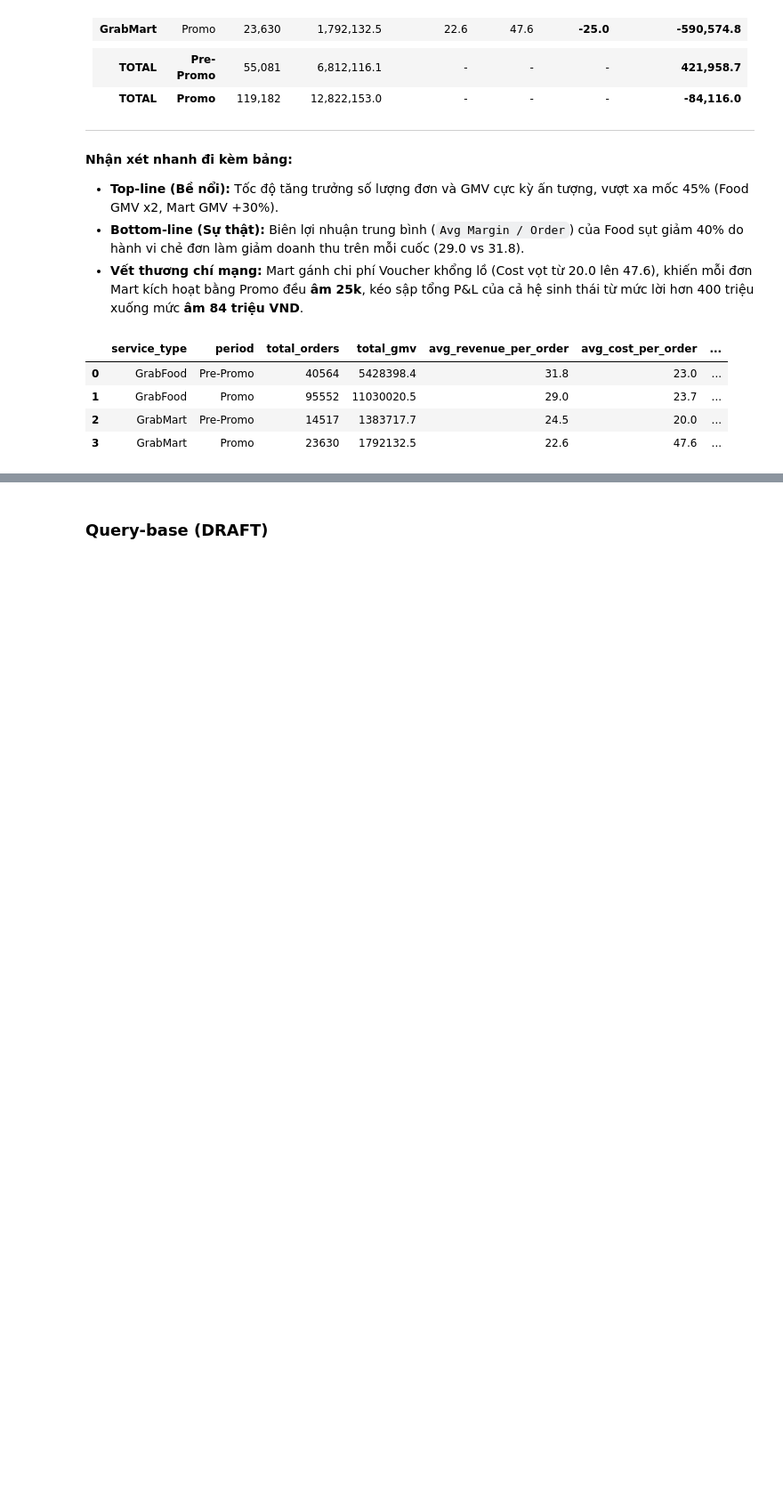
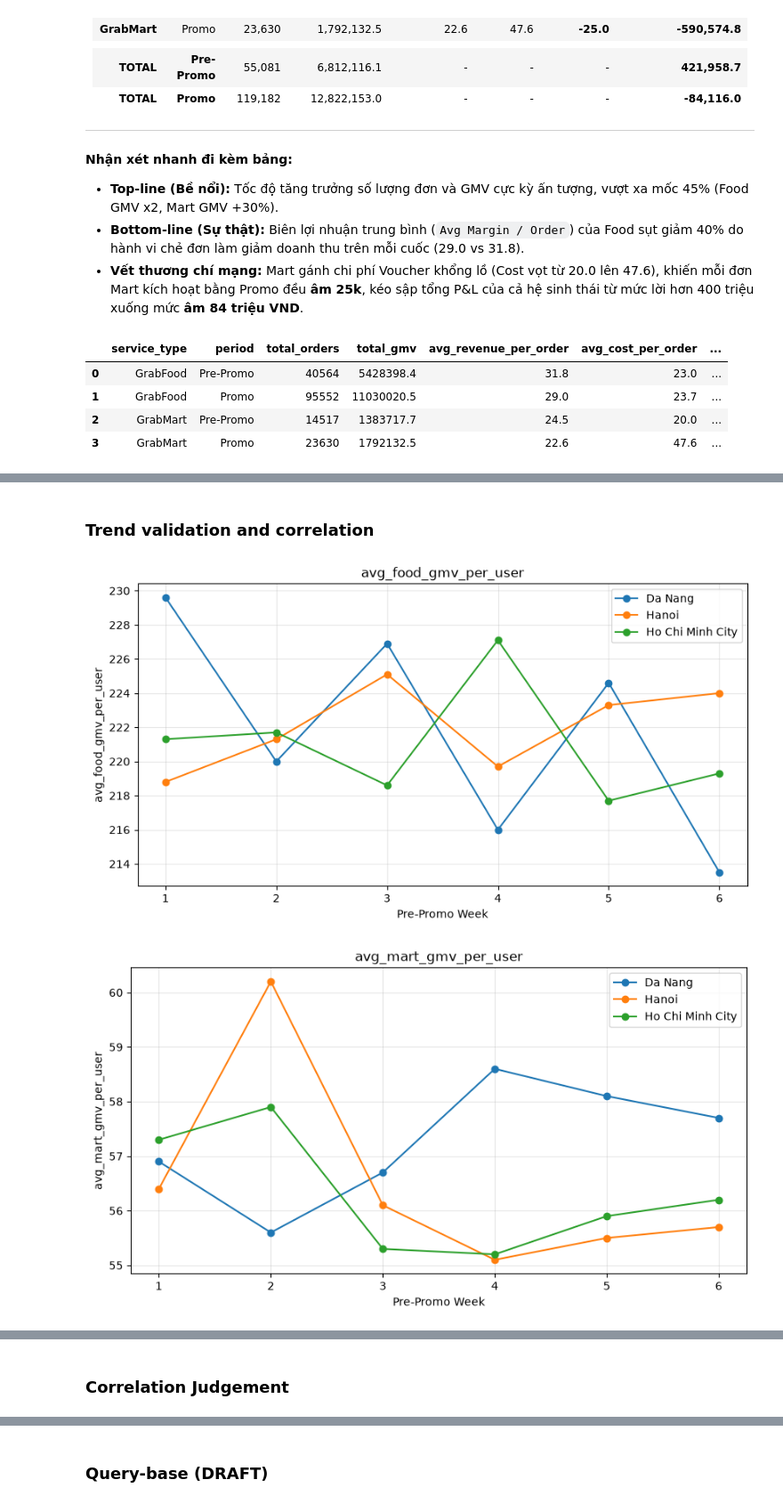
Before and after one commit to Pham-Ngoc-Huy/grab-analytical-entrancetesst, a Jupyter notebook: analytical.ipynb, the cells around one changed output, grey strips where cells are left out. Shown at 89% size. Cells and saved outputs as stored; diff of their text form; code cells hidden in the pictures; blank space fills up the shorter version.

```diff
--- a/analytical.ipynb
+++ b/analytical.ipynb
@@ -403,0 +619,37 @@ data.query_to_dataframe(query=query)
+# %% [markdown]
+### Trend validation and correlation
+# %%
+metrics = [
+    "avg_food_gmv_per_user",
+    "avg_mart_gmv_per_user",
+    "avg_weekly_temp",
+    "overall_aov",
+    "avg_total_orders_per_user",
+]
+
+for metric in metrics:
+    plt.figure(figsize=(10, 5))
+
+    for city in df_validation["city"].unique():
+        df_city = (
+            df_validation[df_validation["city"] == city]
+            .sort_values("week_number")
+        )
+
+        plt.plot(
+            df_city["week_number"],
+            df_city[metric],
+            marker="o",
+            label=city,
+        )
+
+    plt.title(metric)
+    plt.xlabel("Pre-Promo Week")
+    plt.ylabel(metric)
+    plt.xticks(range(1, 7))
+    plt.legend()
+    plt.grid(alpha=0.3)
+    plt.show()
+# %% [output]
+[figure, added]
+[figure, added]
@@ -403,0 +659,2 @@ data.query_to_dataframe(query=query)
+# %% [markdown]
+### Correlation Judgement
```
Also changed, not shown: parts of 29 cells of this notebook, 10 other files.
